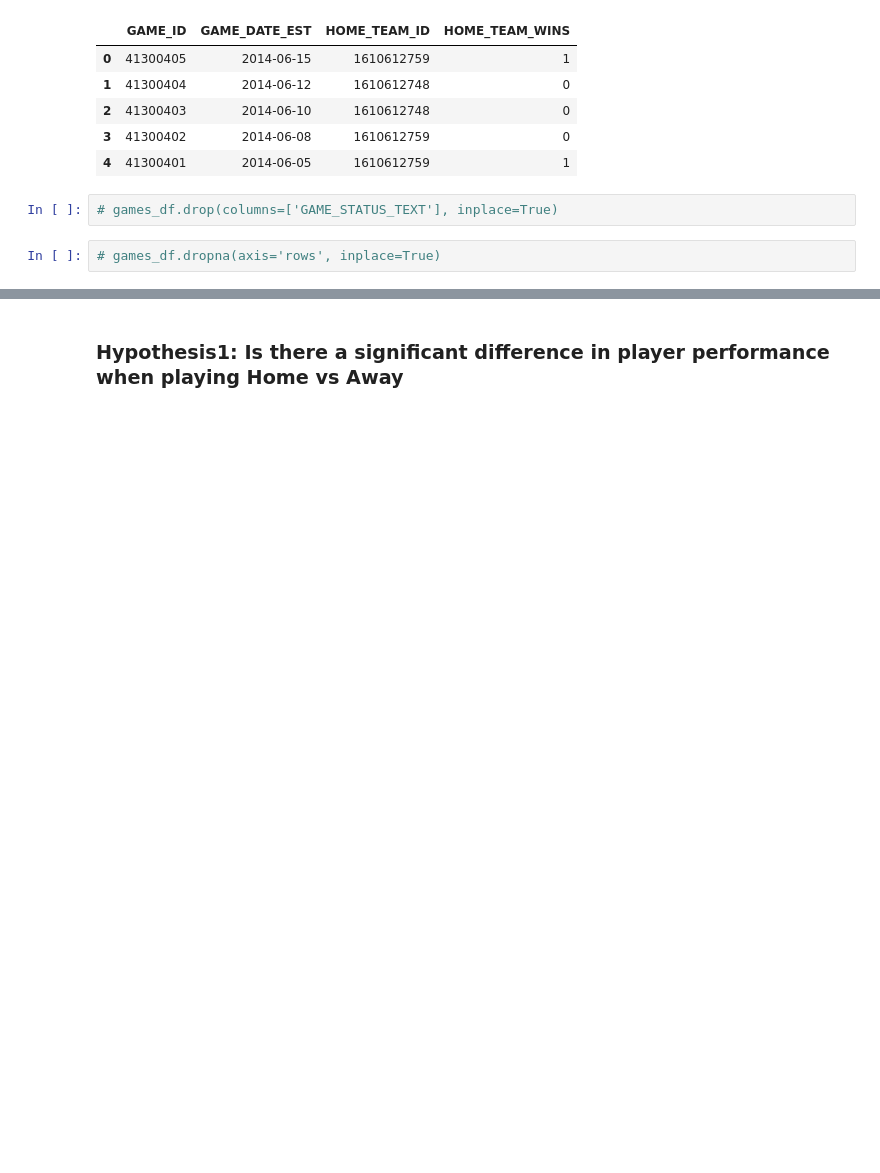
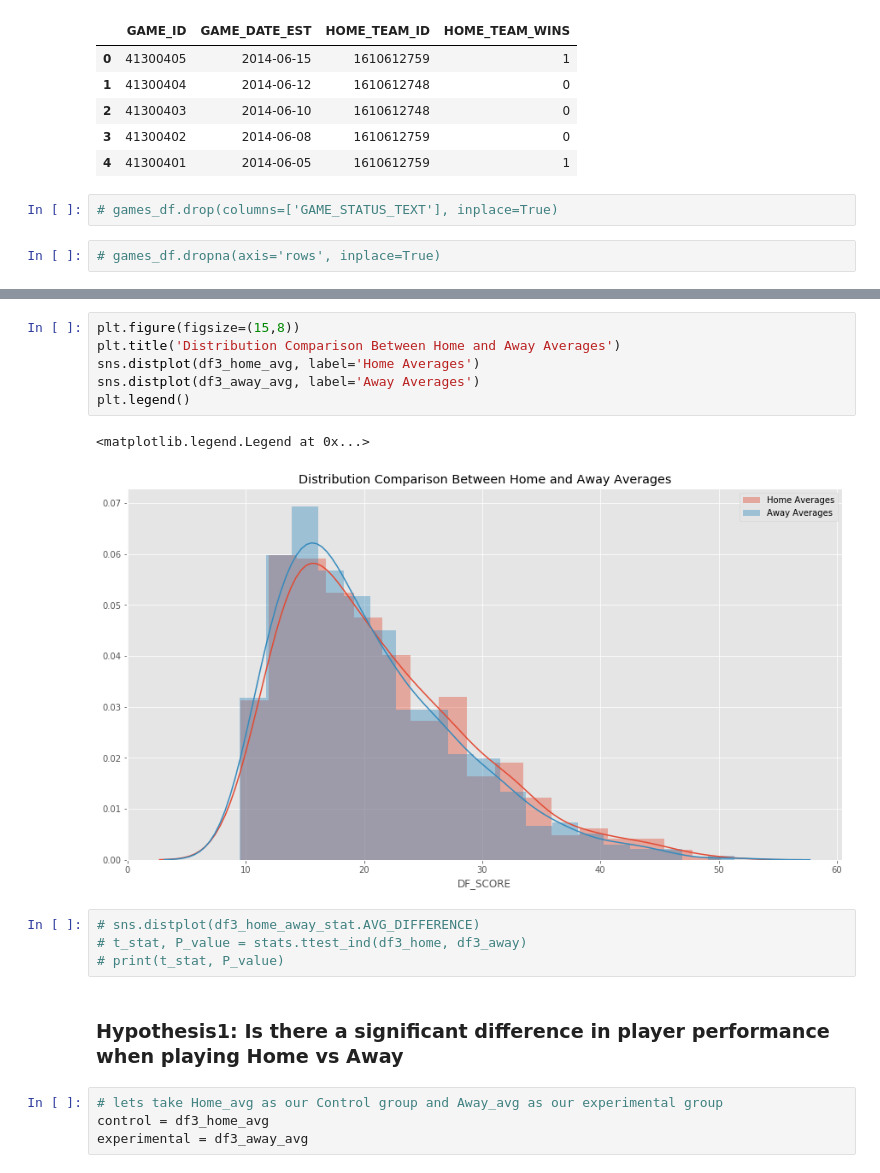
Before and after one commit to KGharib/Hypothesis-Testing-on-18-Seasons-of-NBA-Dataset, a Jupyter notebook: NBA - Khalid.ipynb, the cells around one changed output, grey strips where cells are left out. Drawn from its saved outputs; the diff is of its cells as text; blank space fills up the shorter version.

```diff
--- a/NBA - Khalid.ipynb
+++ b/NBA - Khalid.ipynb
@@ -187,2 +286,19 @@ Name: HOME_TEAM_WINS, dtype: int64
+# %%
+plt.figure(figsize=(15,8))
+plt.title('Distribution Comparison Between Home and Away Averages')
+sns.distplot(df3_home_avg, label='Home Averages')
+sns.distplot(df3_away_avg, label='Away Averages')
+plt.legend()
+# %% [output]
+<matplotlib.legend.Legend at 0x...>
+[figure, added]
+# %%
+# sns.distplot(df3_home_away_stat.AVG_DIFFERENCE)
+# t_stat, P_value = stats.ttest_ind(df3_home, df3_away)
+# print(t_stat, P_value)
 # %% [markdown]
 ### Hypothesis1: Is there a significant difference in player performance when playing Home vs Away
+# %%
+# lets take Home_avg as our Control group and Away_avg as our experimental group
+control = df3_home_avg
+experimental = df3_away_avg
```
Also changed, not shown: parts of 17 cells of this notebook.
